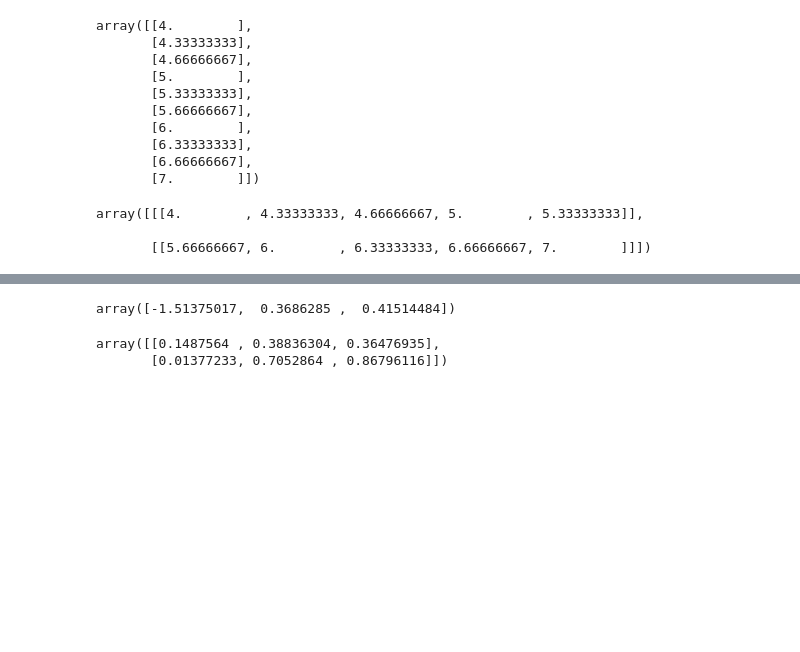
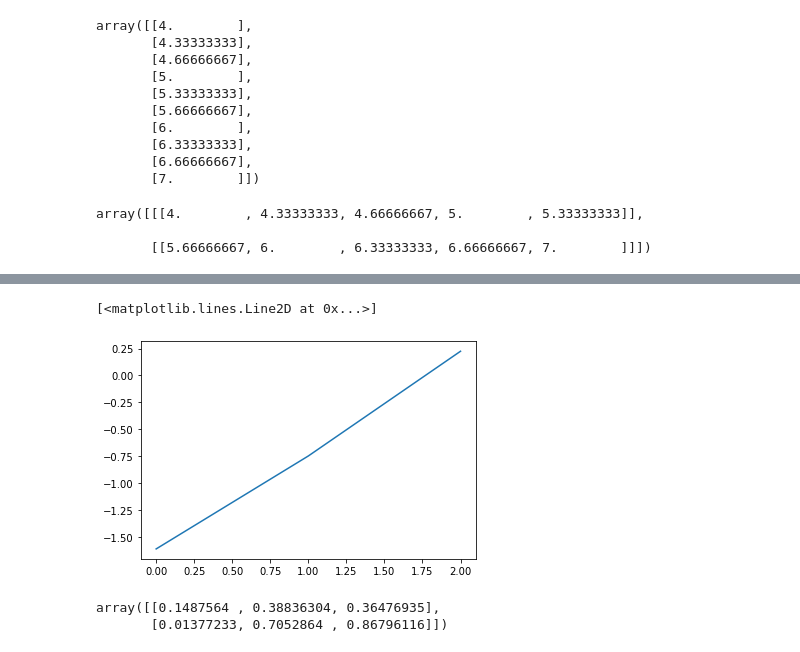
Before and after one commit to atulgaikwad12/ineuron, a Jupyter notebook: Practice/Numpy Practice.ipynb, the cells around one changed output, grey strips where cells are left out. Saved outputs shown, nothing was run; the diff lists cells and outputs as text; code cells hidden in the pictures; blank space fills up the shorter version.

```diff
--- a/Practice/Numpy Practice.ipynb
+++ b/Practice/Numpy Practice.ipynb
@@ -292,7 +421,9 @@ array([0.95791433, 0.25465042, 0.90951509])
 # %%
-np.random.randn(3) # Standard Distribution
+np.random.randn(3) # Normal Distribution
+plt.plot(np.random.randn(3))
 # %% [output]
-array([-1.51375017,  0.3686285 ,  0.41514484])
+[<matplotlib.lines.Line2D at 0x...>]
+[figure, added]
 # %%
 np.random.rand(2,3) # with 2x3 shape
 # %% [output]
```
Also changed, not shown: parts of 66 cells of this notebook, 26 other files.
